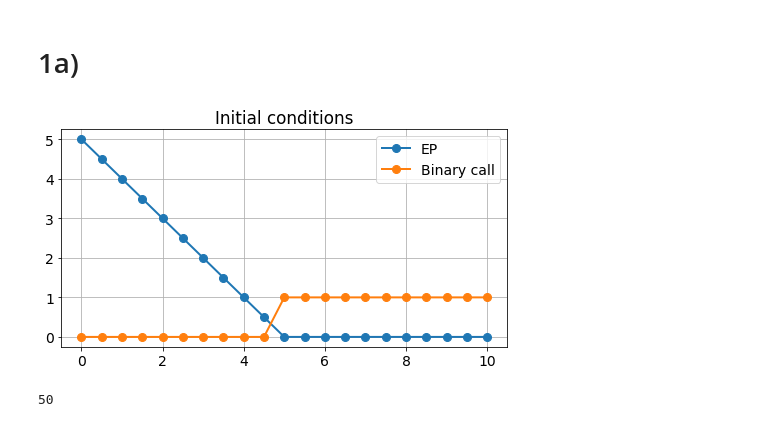
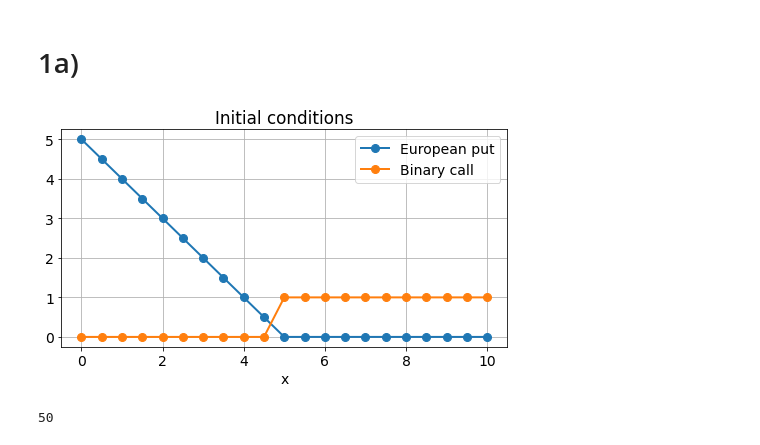
Before and after one commit to aledha/TMA4212-NumDiffDiff, a Jupyter notebook: Exercise 3/Ex 3.ipynb, the cells around one changed output. Drawn from its saved outputs; the diff is of its cells as text; code cells hidden in the pictures.

```diff
--- a/Exercise 3/Ex 3.ipynb
+++ b/Exercise 3/Ex 3.ipynb
@@ -10,7 +10,7 @@ import time
 import matplotlib.pyplot as plt
 newparams = {'figure.figsize': (8.0, 4.0), 'axes.grid': True,
              'lines.markersize': 8, 'lines.linewidth': 2,
-             'font.size': 14}
+             'font.size': 12}
 from matplotlib import cm
 plt.rcParams.update(newparams)
 # %%
@@ -105,21 +109,23 @@ def CN(g, f, BCs, params, M, N, R, T):
 # %%
 def european_put(x, K):
     sol = K-x
     sol[sol < 0] = 0
     return sol
 def binary_call(x, K):
     sol = x-K
     sol[sol >= 0] = 1
     sol[sol < 0] = 0
     return sol
 
+# Plot initial conditions
 x = np.linspace(0, 10, 21)
 K = 5
 plt.title('Initial conditions')
-plt.plot(x, european_put(x, K), '-o', label = 'EP')
+plt.plot(x, european_put(x, K), '-o', label = 'European put')
 plt.plot(x, binary_call(x, K), '-o', label = 'Binary call')
+plt.xlabel('x')
 plt.legend()
 plt.show()
 # %% [output]
-[figure, old version]
+[figure, new version]
 # %%
```
Also changed, not shown: parts of 15 cells of this notebook.
